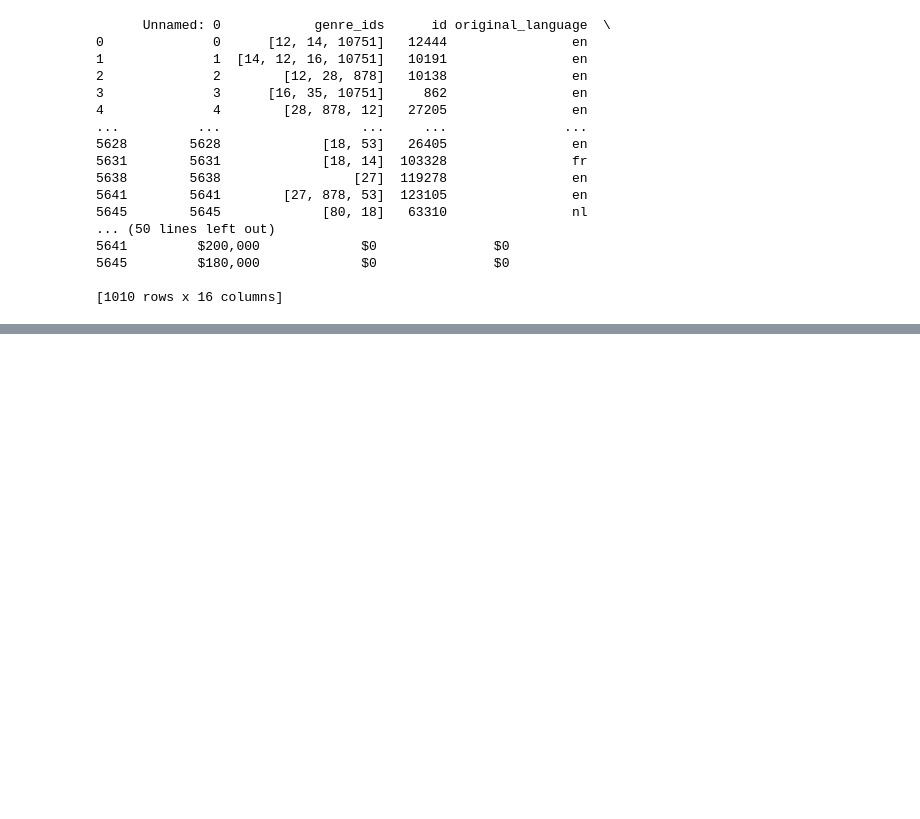
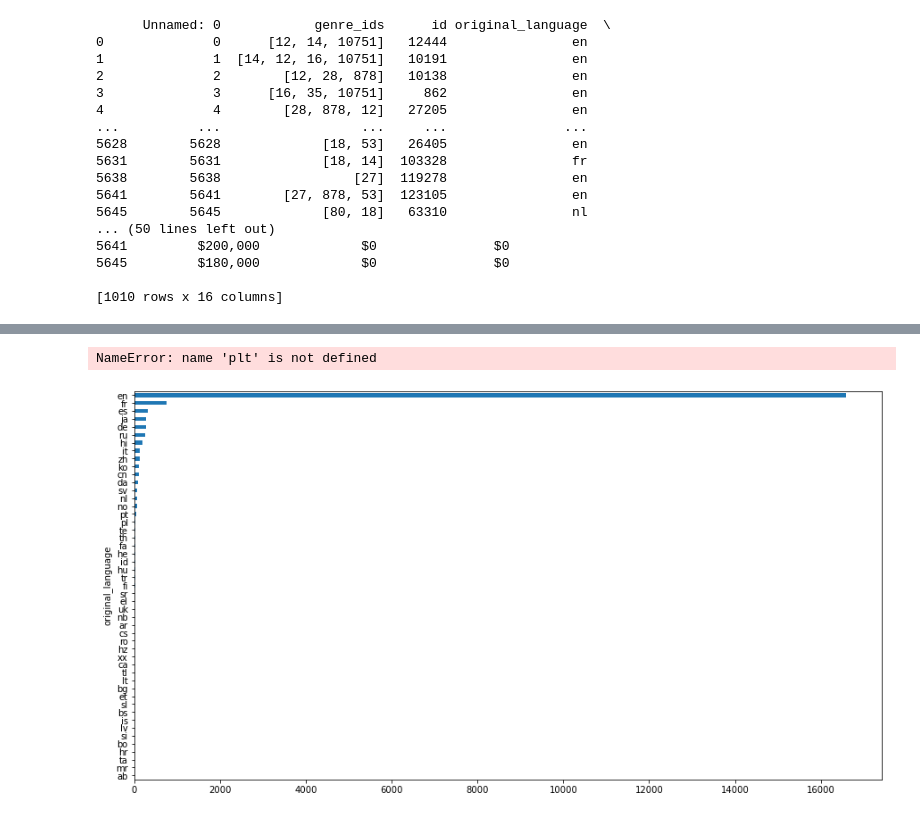
Before and after one commit to bkokin/semester_1_capstone, a Jupyter notebook: exploratory_work/Diana_explanatory.ipynb, the cells around one changed output, grey strips where cells are left out. Cells and saved outputs as stored; diff of their text form; code cells hidden in the pictures; blank space fills up the shorter version.

```diff
--- a/exploratory_work/Diana_explanatory.ipynb
+++ b/exploratory_work/Diana_explanatory.ipynb
@@ -221,0 +312,11 @@ See the caveats in the documentation: https://pandas.pydata.org/pandas-docs/stab
+# %%
+import pandas as pd
+import matplotlib.pyplot as plot
+%matplotlib inline
+
+df3.groupby(["original_language"])["popularity"].sum().sort_values().plot(kind="barh", figsize=(15, 8))
+plt.title("Total Language Popularity")
+plt.xlabel("Popularity")
+# %% [output]
+NameError: name 'plt' is not defined
+[figure, added]
```
Also changed, not shown: parts of 22 cells of this notebook, 2 other files.
